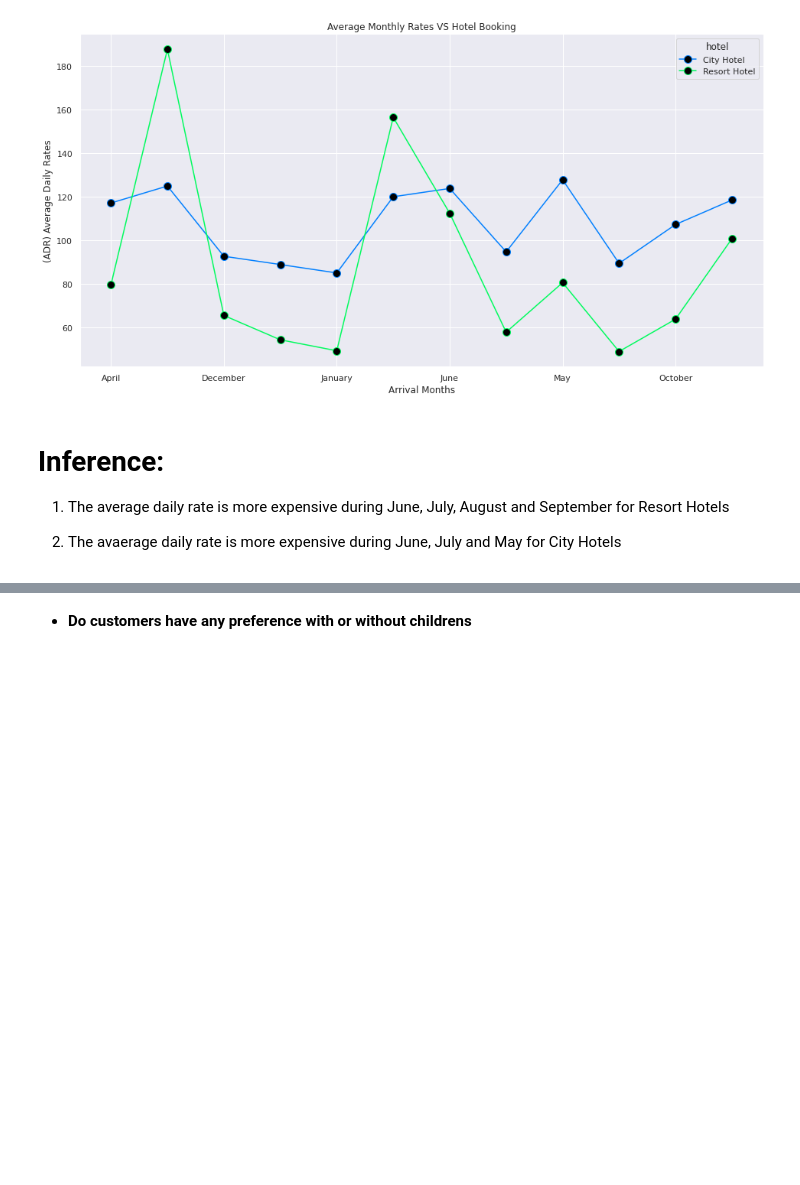
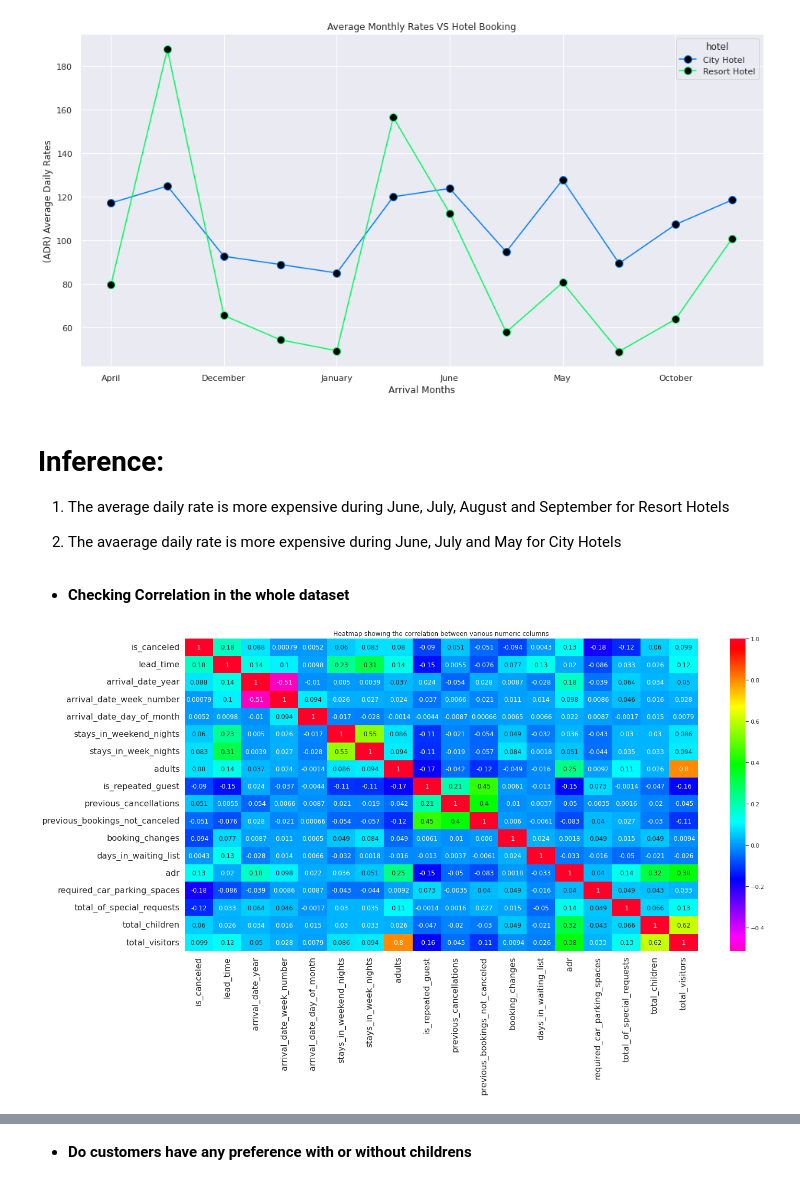
Before and after one commit to dsankush/EDA-Capstone-Hotel-Booking, a Jupyter notebook: Hotel_Booking_Analysis_Capstone_Project.ipynb, the cells around one changed output, grey strips where cells are left out. Saved outputs shown, nothing was run; the diff lists cells and outputs as text; code cells hidden in the pictures; blank space fills up the shorter version.

```diff
--- a/Hotel_Booking_Analysis_Capstone_Project.ipynb
+++ b/Hotel_Booking_Analysis_Capstone_Project.ipynb
@@ -1090,3 +1120,19 @@ plt.show()
 
 
 2. The avaerage daily rate is more expensive during June, July and May for City Hotels
+# %% [markdown]
+* <b>Checking Correlation in the whole dataset</b>
+# %%
+# By ploting heatmap using seaborn we can plot and using .corr() Which is use to find the pairwise correlation of all columns in the dataframe
+
+plt.figure(figsize = (22, 11))
+corr_data = data.corr()
+
+sns.heatmap(corr_data, annot = True, cmap = 'gist_rainbow_r')
+
+plt.title('Heatmap showing the correlation between various numeric columns')
+plt.xticks(fontsize = 16)
+plt.yticks(fontsize = 16)
+plt.show()
+# %% [output]
+[figure, added]
```
Also changed, not shown: parts of 35 cells of this notebook.
